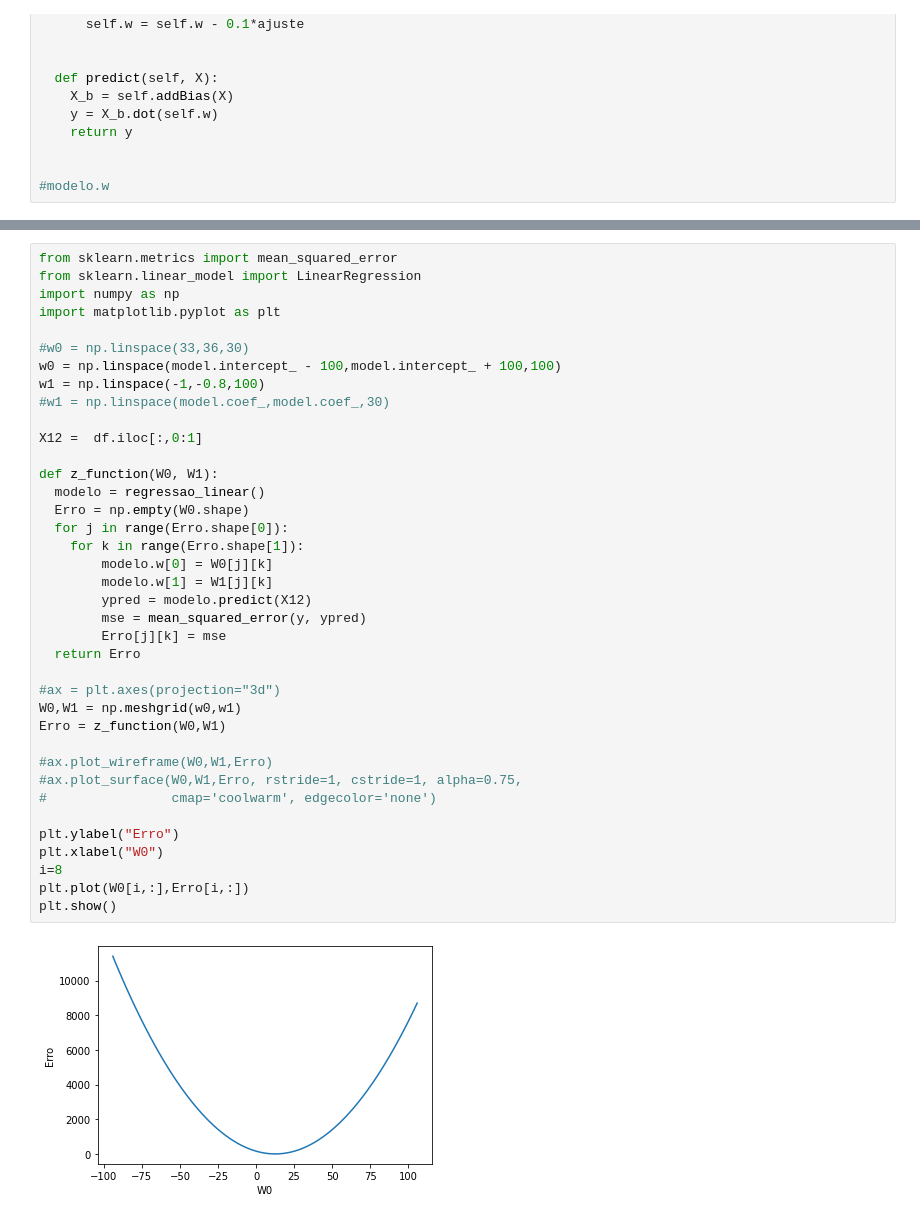
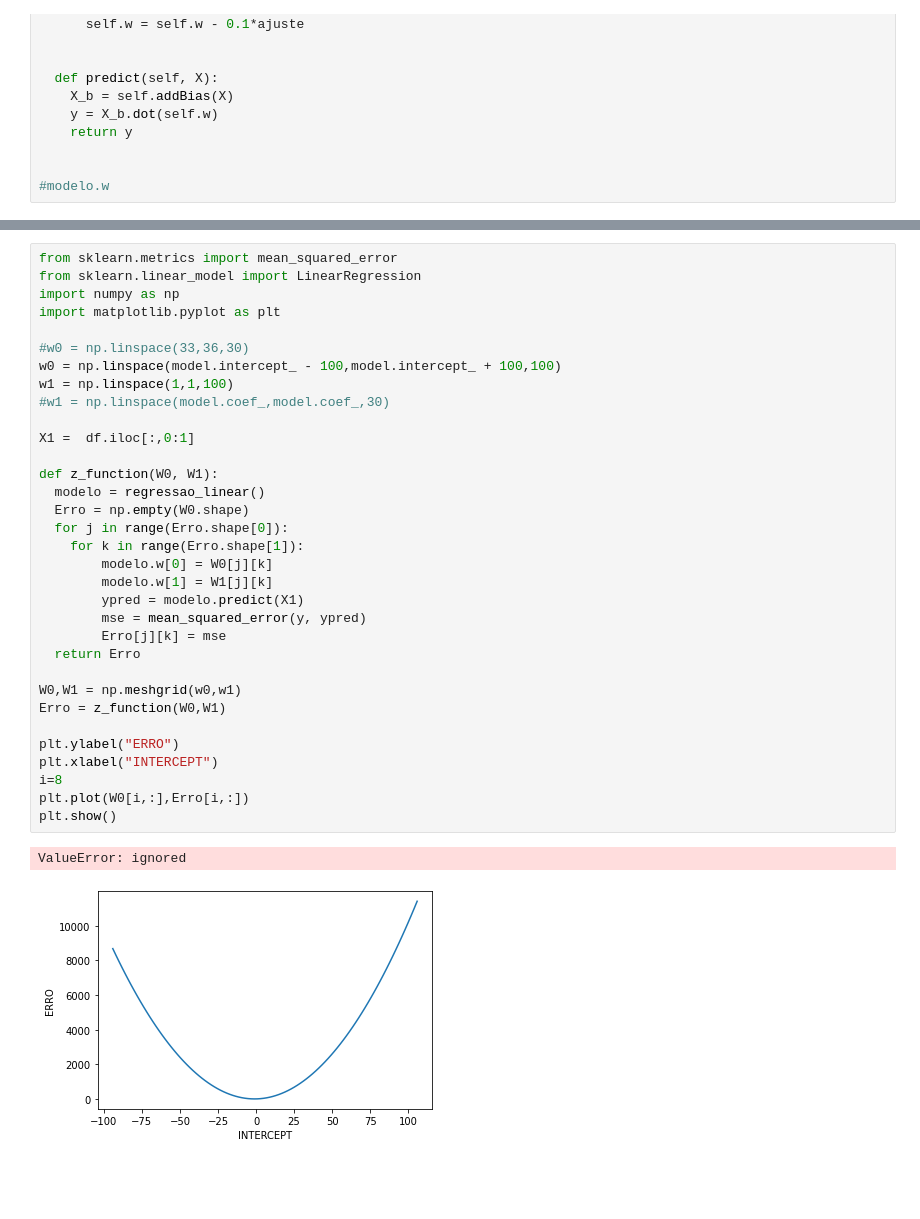
Before and after one commit to israellmorais/ReconhecimentodePadroes, a Jupyter notebook: Ambiente_Desenvolvimento.ipynb, the cells around one changed output, grey strips where cells are left out. Cells and saved outputs as stored; diff of their text form; blank space fills up the shorter version.

```diff
--- a/Ambiente_Desenvolvimento.ipynb
+++ b/Ambiente_Desenvolvimento.ipynb
@@ -112,40 +140,36 @@ model.intercept_, model.coef_
 # %%
 from sklearn.metrics import mean_squared_error
 from sklearn.linear_model import LinearRegression
 import numpy as np
 import matplotlib.pyplot as plt
 
 #w0 = np.linspace(33,36,30)
 w0 = np.linspace(model.intercept_ - 100,model.intercept_ + 100,100)
-w1 = np.linspace(-1,-0.8,100)
+w1 = np.linspace(1,1,100)
 #w1 = np.linspace(model.coef_,model.coef_,30)
 
-X12 =  df.iloc[:,0:1]
+X1 =  df.iloc[:,0:1]
 
 def z_function(W0, W1):
   modelo = regressao_linear()
   Erro = np.empty(W0.shape)
   for j in range(Erro.shape[0]):
     for k in range(Erro.shape[1]):
         modelo.w[0] = W0[j][k]
         modelo.w[1] = W1[j][k]
-        ypred = modelo.predict(X12)
+        ypred = modelo.predict(X1)
         mse = mean_squared_error(y, ypred)
         Erro[j][k] = mse
   return Erro
 
-#ax = plt.axes(projection="3d")
 W0,W1 = np.meshgrid(w0,w1)
 Erro = z_function(W0,W1)
 
-#ax.plot_wireframe(W0,W1,Erro)
-#ax.plot_surface(W0,W1,Erro, rstride=1, cstride=1, alpha=0.75,
-#                cmap='coolwarm', edgecolor='none')
-
-plt.ylabel("Erro")
-plt.xlabel("W0")
+plt.ylabel("ERRO")
+plt.xlabel("INTERCEPT")
 i=8
 plt.plot(W0[i,:],Erro[i,:])
 plt.show()
 # %% [output]
+ValueError: ignored
-[figure, old version]
+[figure, new version]
```
Also changed, not shown: parts of 2 cells of this notebook.
